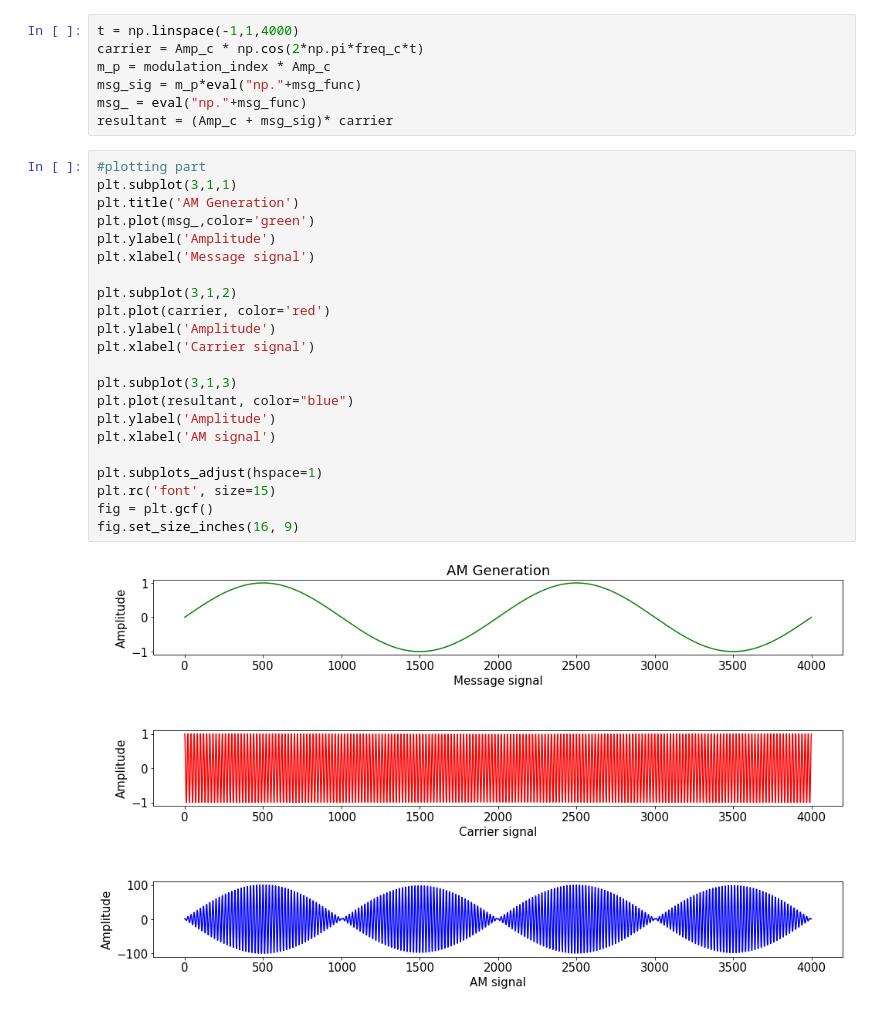
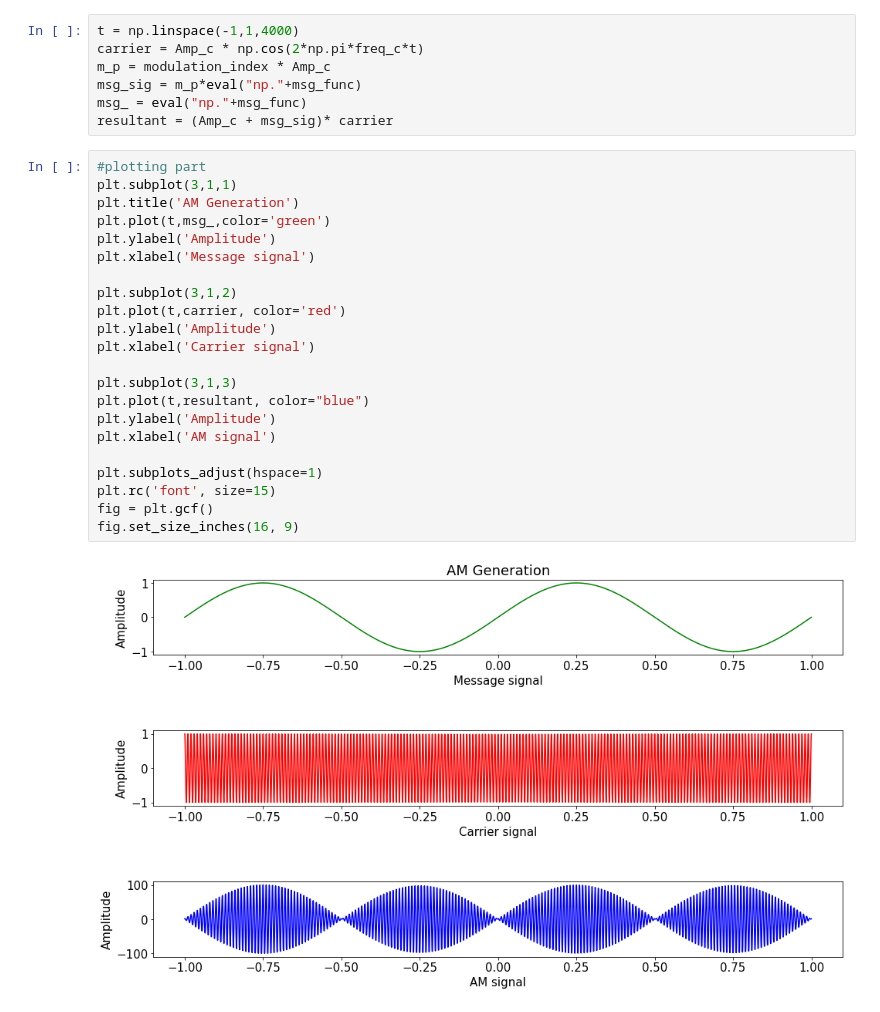
Before and after one commit to shan515/PCS_LAB, a Jupyter notebook: AM_Generation.ipynb, the cells around one changed output. Cells and saved outputs as stored; diff of their text form.

Commit message:
Parameters of plot fixed

```diff
--- a/AM_Generation.ipynb
+++ b/AM_Generation.ipynb
@@ -30,24 +30,24 @@ resultant = (Amp_c + msg_sig)* carrier
 # %%
 #plotting part
 plt.subplot(3,1,1)
 plt.title('AM Generation')
-plt.plot(msg_,color='green')
+plt.plot(t,msg_,color='green')
 plt.ylabel('Amplitude')
 plt.xlabel('Message signal')
 
 plt.subplot(3,1,2)
-plt.plot(carrier, color='red')
+plt.plot(t,carrier, color='red')
 plt.ylabel('Amplitude')
 plt.xlabel('Carrier signal')
 
 plt.subplot(3,1,3)
-plt.plot(resultant, color="blue")
+plt.plot(t,resultant, color="blue")
 plt.ylabel('Amplitude')
 plt.xlabel('AM signal')
 
 plt.subplots_adjust(hspace=1)
 plt.rc('font', size=15)
 fig = plt.gcf()
 fig.set_size_inches(16, 9)
 # %% [output]
-[figure, old version]
+[figure, new version]
```
